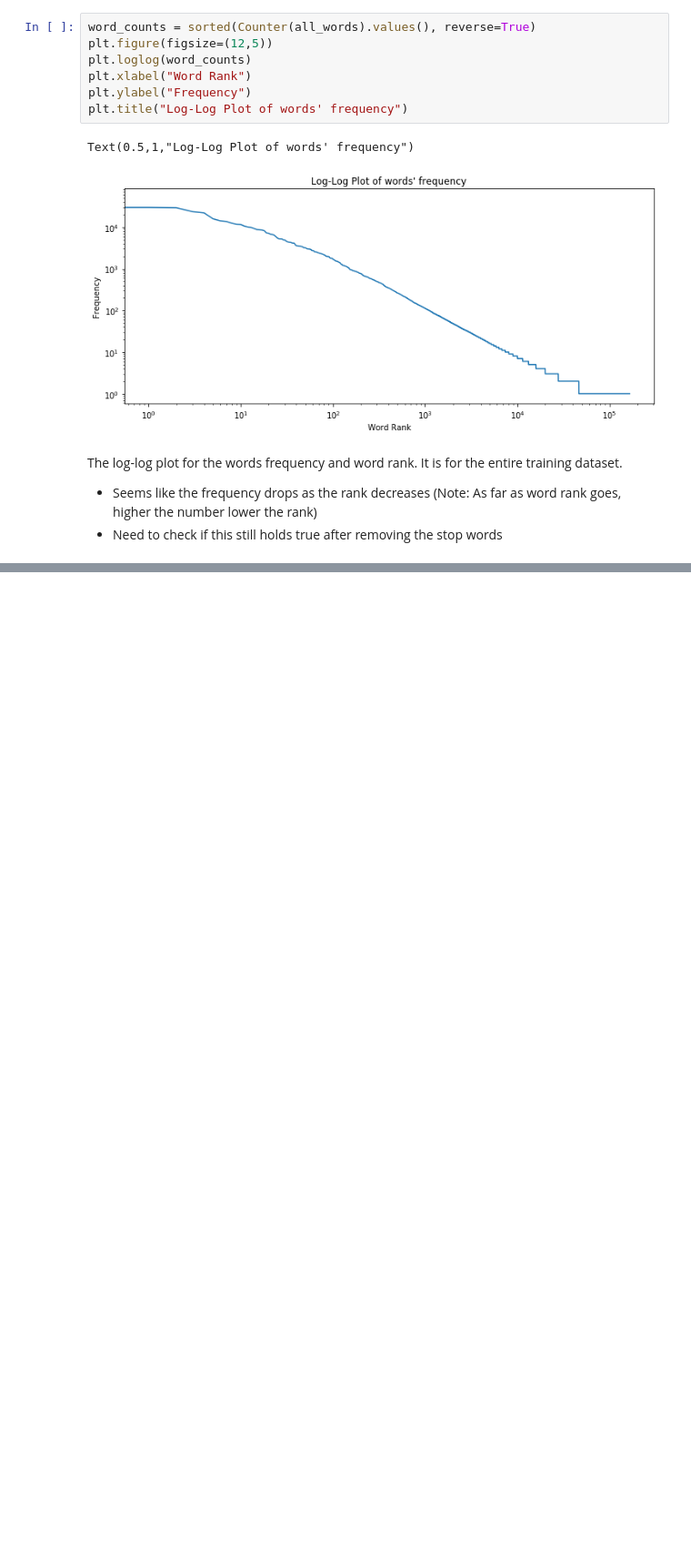
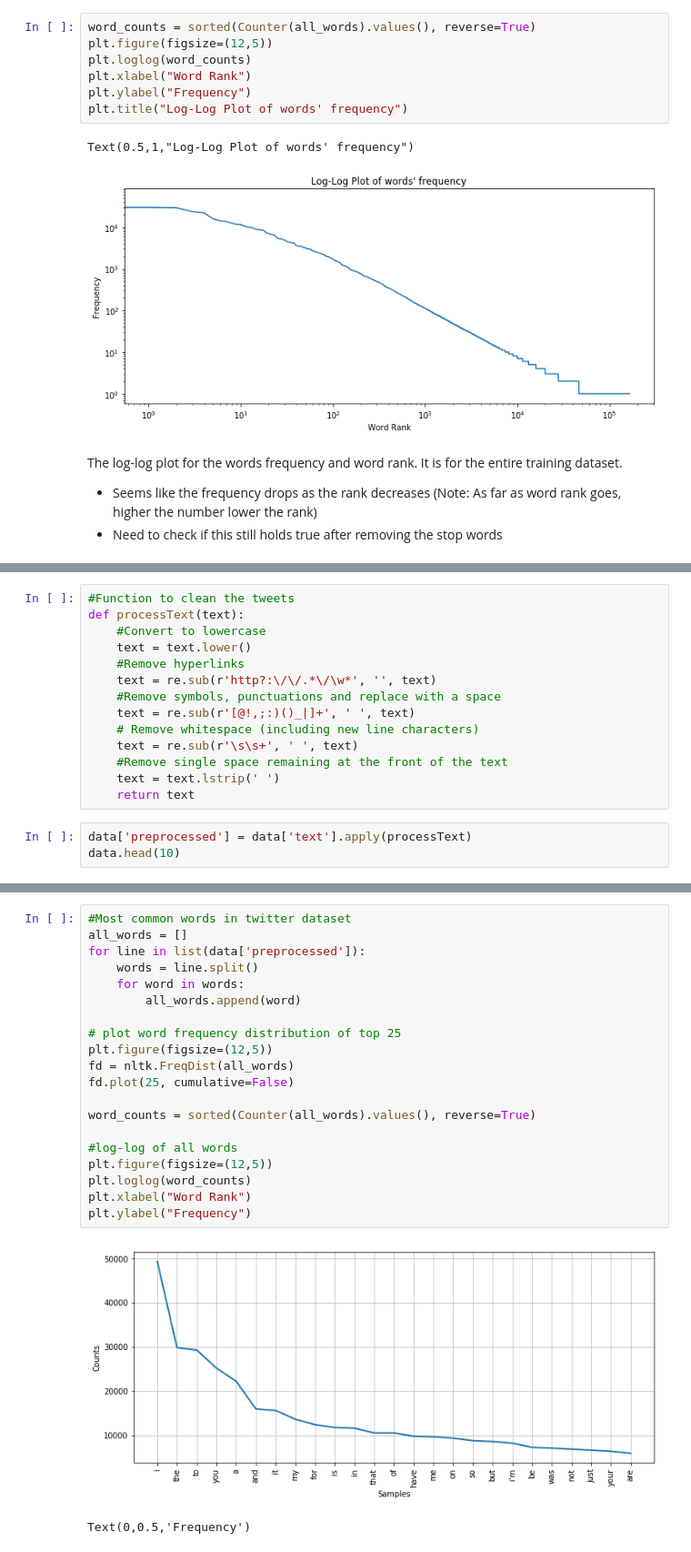
Before and after one commit to swetha-sundar/sentiment-analysis, a Jupyter notebook: sentiment-analysis.ipynb, the cells around one changed output, grey strips where cells are left out. Shown at 91% size. Cells and saved outputs as stored; diff of their text form; blank space fills up the shorter version.

Commit message:
Combine all notebooks into one so that the data processing can be all done in place

```diff
--- a/explore-training-dataset.ipynb
+++ b/sentiment-analysis.ipynb
@@ -193,0 +237,17 @@ The log-log plot for the words frequency and word rank. It is for the entire tra
+# %%
+#Function to clean the tweets
+def processText(text):
+    #Convert to lowercase
+    text = text.lower()
+    #Remove hyperlinks
+    text = re.sub(r'http?:\/\/.*\/\w*', '', text)
+    #Remove symbols, punctuations and replace with a space
+    text = re.sub(r'[@!,;:)()_|]+', ' ', text)
+    # Remove whitespace (including new line characters)
+    text = re.sub(r'\s\s+', ' ', text)
+    #Remove single space remaining at the front of the text
+    text = text.lstrip(' ')
+    return text
+# %%
+data['preprocessed'] = data['text'].apply(processText)
+data.head(10)
@@ -193,0 +266,23 @@ The log-log plot for the words frequency and word rank. It is for the entire tra
+# %%
+#Most common words in twitter dataset
+all_words = []
+for line in list(data['preprocessed']):
+    words = line.split()
+    for word in words:
+        all_words.append(word)
+
+# plot word frequency distribution of top 25
+plt.figure(figsize=(12,5))
+fd = nltk.FreqDist(all_words)
+fd.plot(25, cumulative=False)
+
+word_counts = sorted(Counter(all_words).values(), reverse=True)
+
+#log-log of all words
+plt.figure(figsize=(12,5))
+plt.loglog(word_counts)
+plt.xlabel("Word Rank")
+plt.ylabel("Frequency")
+# %% [output]
+[figure, added]
+Text(0,0.5,'Frequency')
```
Also changed, not shown: parts of 15 cells of this notebook, 2 other files.
